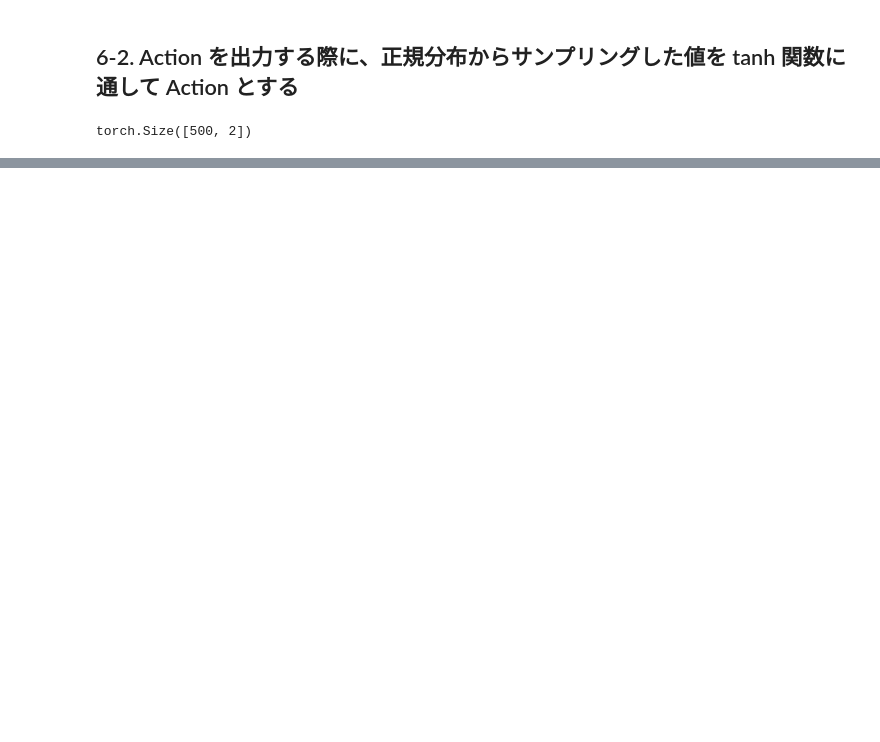
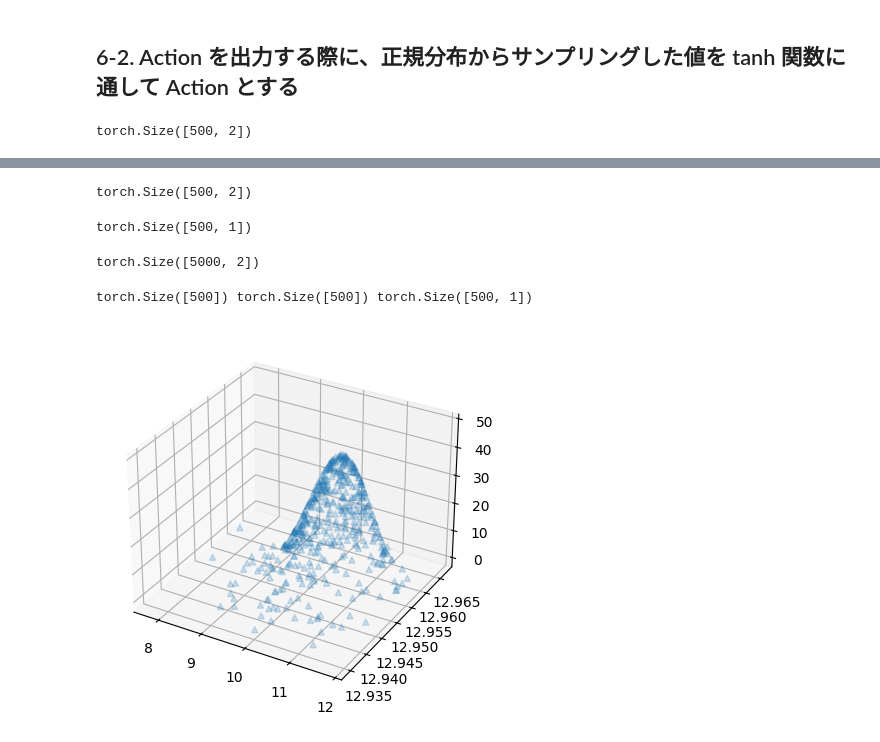
Before and after one commit to siruku6/thesis-trial, a Jupyter notebook: reinforcement_learning/250330_torch_trial_for_advantage_log_prob.ipynb, the cells around one changed output, grey strips where cells are left out. Cells and saved outputs as stored; diff of their text form; code cells hidden in the pictures; blank space fills up the shorter version.

```diff
--- a/reinforcement_learning/250330_torch_trial_for_advantage_log_prob.ipynb
+++ b/reinforcement_learning/250330_torch_trial_for_advantage_log_prob.ipynb
@@ -329,0 +335,62 @@ torch.Size([200]) torch.Size([200]) torch.Size([200, 1])
+# %%
+# scaling パラメータ
+action_bias = 3.0
+action_scale = 10.0
+
+mean = torch.Tensor([1, 3])
+std = torch.Tensor([0.15, 0.055]) + 1e-8
+log_stds = torch.log(std)
+
+# 正規分布から x をサンプリング
+norm_dist = Normal(mean, std)
+z_raw_actions = norm_dist.rsample(torch.Size([500]))
+
+# tanh を使って行動へと変換
+actions = torch.tanh(z_raw_actions)
+
+# 出力に対する scaling
+scaled_actions = actions * action_scale + action_bias
+scaled_actions.shape
+# %% [output]
+torch.Size([500, 2])
+# %%
+# 対数確率密度を計算
+log_prob_z = norm_dist.log_prob(z_raw_actions)
+
+# サンプリング後の値 z を tanh に通していることを考慮した補正項
+correction = torch.log(1 - actions.pow(2) + 1e-8)  # tanh'(z) = 1 - tanh^2(z)
+correction += np.log(action_scale)
+log_prob_a = torch.sum(log_prob_z - correction, dim=-1, keepdim=True)
+
+# 描画準備
+# 比較できるように、対数を外す
+prob_corrected = log_prob_a.exp()
+prob_corrected.shape
+# %% [output]
+torch.Size([500, 1])
+# %%
+# 比較対象として、大量の行動をサンプリング
+sampled_actions_raw = norm_dist.rsample(torch.Size([5000]))
+sampled_actions_tanh = torch.tanh(sampled_actions_raw)
+
+# 同様に scaling
+sampled_actions_scaled = sampled_actions_tanh * action_scale + action_bias
+sampled_actions_scaled.shape
+# %% [output]
+torch.Size([5000, 2])
+# %%
+# 描画
+xs = scaled_actions[:, 0]
+ys = scaled_actions[:, 1]
+zs = prob_corrected
+
+print(xs.shape, ys.shape, zs.shape)
+
+# https://matplotlib.org/stable/gallery/mplot3d/scatter3d.html
+fig = plt.figure()
+ax = fig.add_subplot(projection='3d')
+ax.scatter(xs, ys, zs.flatten(), marker='^', alpha=0.2)
+plt.show()
+# %% [output]
+torch.Size([500]) torch.Size([500]) torch.Size([500, 1])
+[figure, added]
```
Also changed, not shown: parts of 15 cells of this notebook.
